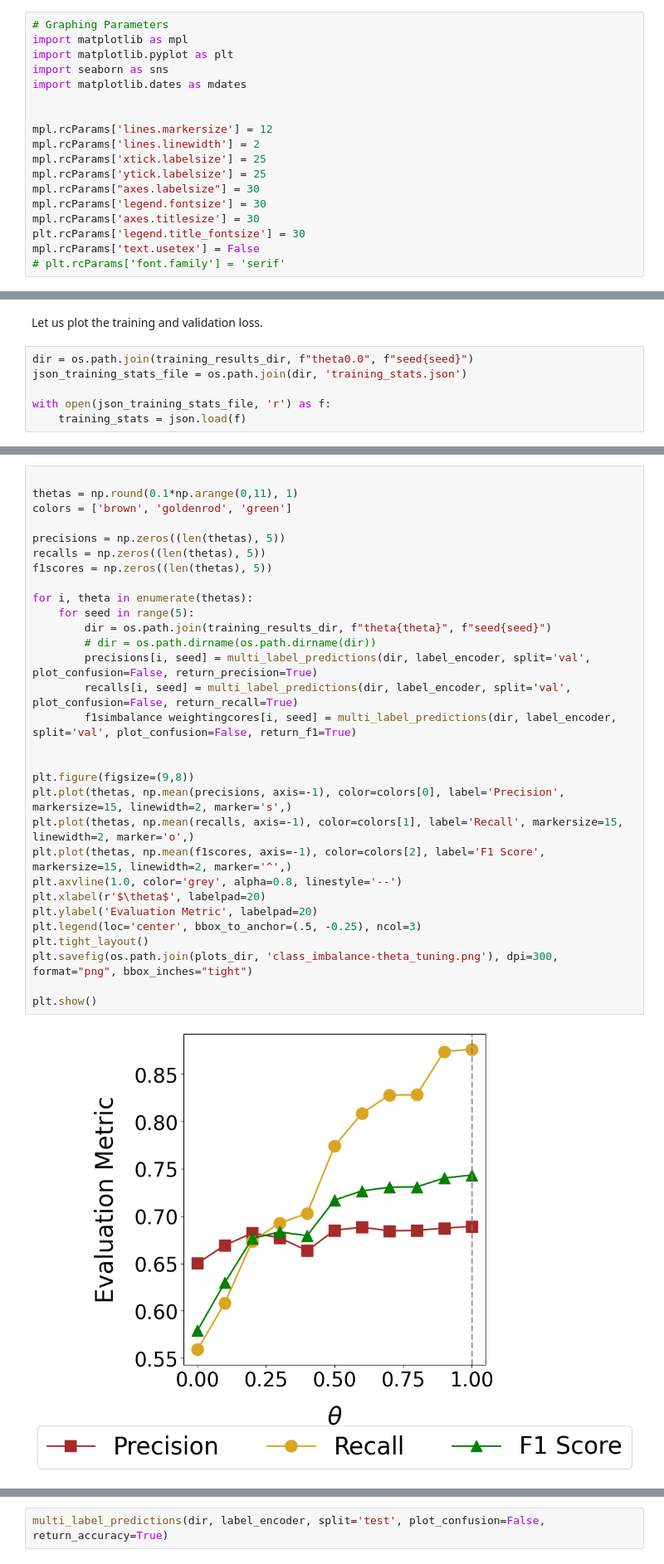
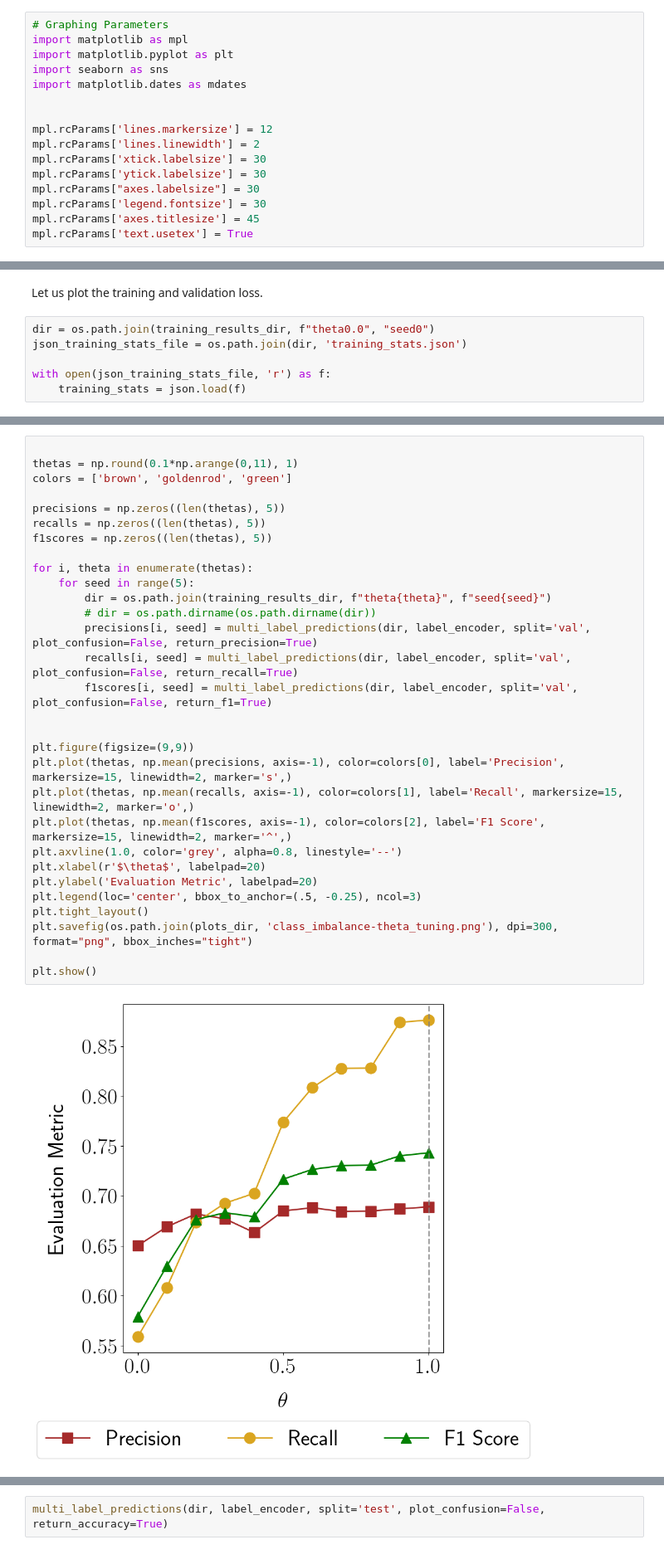
Before and after one commit to medhaaga/AWD-Biologging, a Jupyter notebook: notebooks/simulation_results.ipynb, the cells around one changed output, grey strips where cells are left out. Shown at 83% size. Cells and saved outputs as stored; diff of their text form.

```diff
--- a/notebooks/simulation_results.ipynb
+++ b/notebooks/simulation_results.ipynb
@@ -65,14 +65,12 @@ import matplotlib.dates as mdates
 
 mpl.rcParams['lines.markersize'] = 12
 mpl.rcParams['lines.linewidth'] = 2
-mpl.rcParams['xtick.labelsize'] = 25
-mpl.rcParams['ytick.labelsize'] = 25
+mpl.rcParams['xtick.labelsize'] = 30
+mpl.rcParams['ytick.labelsize'] = 30
 mpl.rcParams["axes.labelsize"] = 30
 mpl.rcParams['legend.fontsize'] = 30
-mpl.rcParams['axes.titlesize'] = 30
-plt.rcParams['legend.title_fontsize'] = 30
-mpl.rcParams['text.usetex'] = False
-# plt.rcParams['font.family'] = 'serif'
+mpl.rcParams['axes.titlesize'] = 45
+mpl.rcParams['text.usetex'] = True
 # %%
 def set_seed(seed):
     random.seed(seed)                     # Python random module
@@ -360,7 +358,7 @@ plot_raw_time_series(X_test, label_encoder.inverse_transform(y_test))
 # %% [markdown]
 Let us plot the training and validation loss.
 # %%
-dir = os.path.join(training_results_dir, f"theta0.0", f"seed{seed}")
+dir = os.path.join(training_results_dir, f"theta0.0", "seed0")
 json_training_stats_file = os.path.join(dir, 'training_stats.json')
 
 with open(json_training_stats_file, 'r') as f:
@@ -385,32 +383,32 @@ plt.show()
 # %%
 
 thetas = np.round(0.1*np.arange(0,11), 1)
 colors = ['brown', 'goldenrod', 'green']
 
 precisions = np.zeros((len(thetas), 5))
 recalls = np.zeros((len(thetas), 5))
 f1scores = np.zeros((len(thetas), 5))
 
 for i, theta in enumerate(thetas):
     for seed in range(5):
         dir = os.path.join(training_results_dir, f"theta{theta}", f"seed{seed}")
         # dir = os.path.dirname(os.path.dirname(dir))
         precisions[i, seed] = multi_label_predictions(dir, label_encoder, split='val', plot_confusion=False, return_precision=True)
         recalls[i, seed] = multi_label_predictions(dir, label_encoder, split='val', plot_confusion=False, return_recall=True)
-        f1simbalance weightingcores[i, seed] = multi_label_predictions(dir, label_encoder, split='val', plot_confusion=False, return_f1=True)
+        f1scores[i, seed] = multi_label_predictions(dir, label_encoder, split='val', plot_confusion=False, return_f1=True)
 
 
-plt.figure(figsize=(9,8))
+plt.figure(figsize=(9,9))
 plt.plot(thetas, np.mean(precisions, axis=-1), color=colors[0], label='Precision', markersize=15, linewidth=2, marker='s',)
 plt.plot(thetas, np.mean(recalls, axis=-1), color=colors[1], label='Recall', markersize=15, linewidth=2, marker='o',)
 plt.plot(thetas, np.mean(f1scores, axis=-1), color=colors[2], label='F1 Score', markersize=15, linewidth=2, marker='^',)
 plt.axvline(1.0, color='grey', alpha=0.8, linestyle='--')
 plt.xlabel(r'$\theta$', labelpad=20)
 plt.ylabel('Evaluation Metric', labelpad=20)
 plt.legend(loc='center', bbox_to_anchor=(.5, -0.25), ncol=3)
 plt.tight_layout()
 plt.savefig(os.path.join(plots_dir, 'class_imbalance-theta_tuning.png'), dpi=300, format="png", bbox_inches="tight")
 
 plt.show()
 # %% [output]
-[figure, old version]
+[figure, new version]
```
Also changed, not shown: parts of 12 cells of this notebook, 8 other files.
